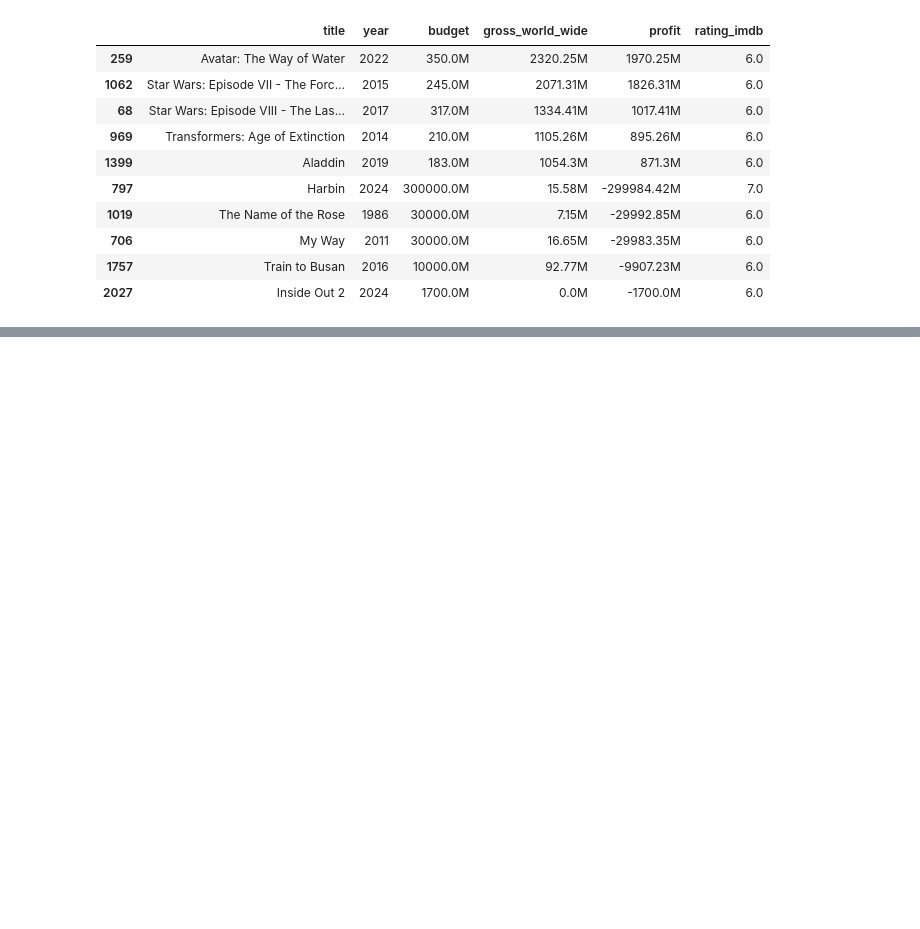
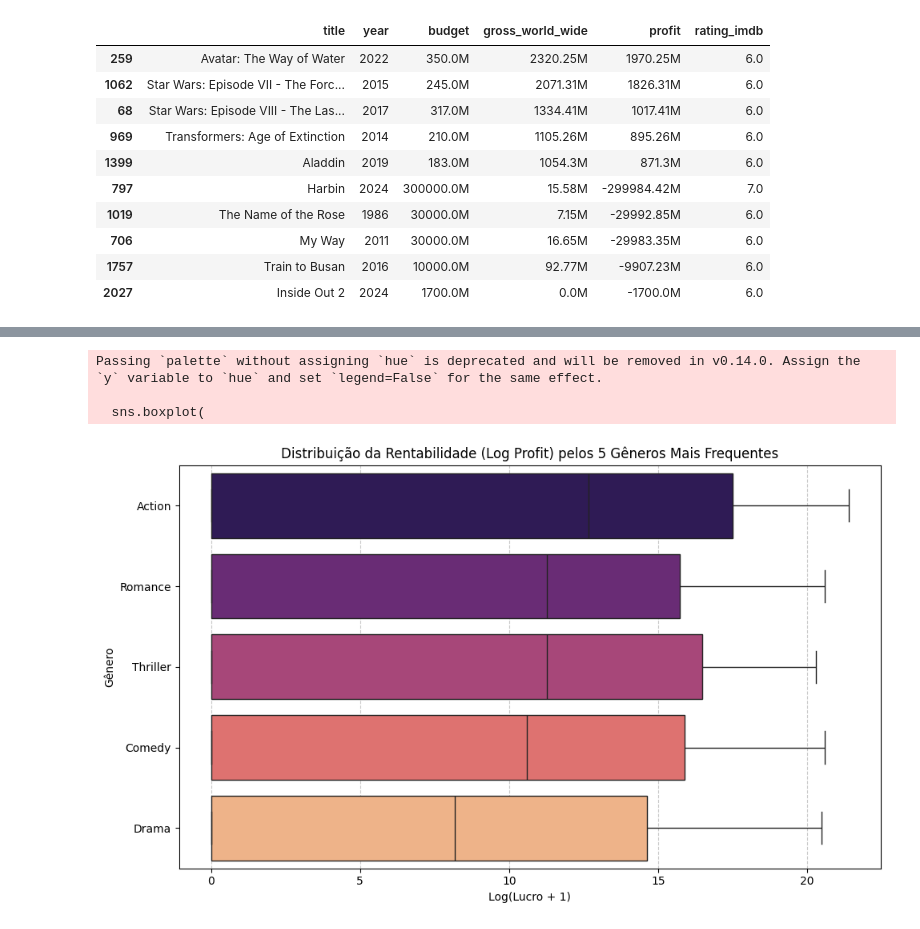
Before and after one commit to dlepinski/Projeto-Extensionista-Big-Data, a Jupyter notebook: app.ipynb, the cells around one changed output, grey strips where cells are left out. Cells and saved outputs as stored; diff of their text form; code cells hidden in the pictures; blank space fills up the shorter version.

```diff
--- a/app.ipynb
+++ b/app.ipynb
@@ -507,0 +672,29 @@ display(analysis_df[display_cols])
+# %%
+# Calcular a ordem dos gêneros pela Mediana de LOG Lucro
+median_log_profit_order = log_profit_df_top5.groupby('genre') ['log_profit'].median().sort_values(ascending=False).index.tolist() # agrupa por gênero, calcula a mediana do log do lucro, ordena em ordem decrescente e converte para lista
+
+fig, ax = plt.subplots(figsize=(10, 6)) # Cria uma figura e um eixo para o gráfico
+
+sns.boxplot(
+    y='genre',
+    x='log_profit',                # Eixo X é o Log do Lucro
+    data=log_profit_df_top5,
+    palette='magma',
+    order=median_log_profit_order, # Ordenação baseada no Log Profit
+    showfliers=False,              # Remove outliers para clareza
+    ax=ax
+)
+
+# Configurações de Aparência
+ax.set_title('Distribuição da Rentabilidade (Log Profit) pelos 5 Gêneros Mais Frequentes')
+ax.set_xlabel('Log(Lucro + 1)') # xlabel quer dizer rótulo do eixo x
+ax.set_ylabel('Gênero')
+ax.grid(axis='x', linestyle='--', alpha=0.7)
+
+plt.tight_layout() # tight_layout ajusta o layout para evitar cortes
+plt.show()
+# %% [output]
+Passing `palette` without assigning `hue` is deprecated and will be removed in v0.14.0. Assign the `y` variable to `hue` and set `legend=False` for the same effect.
+
+  sns.boxplot(
+[figure, added]
```
Also changed, not shown: parts of 13 cells of this notebook.
